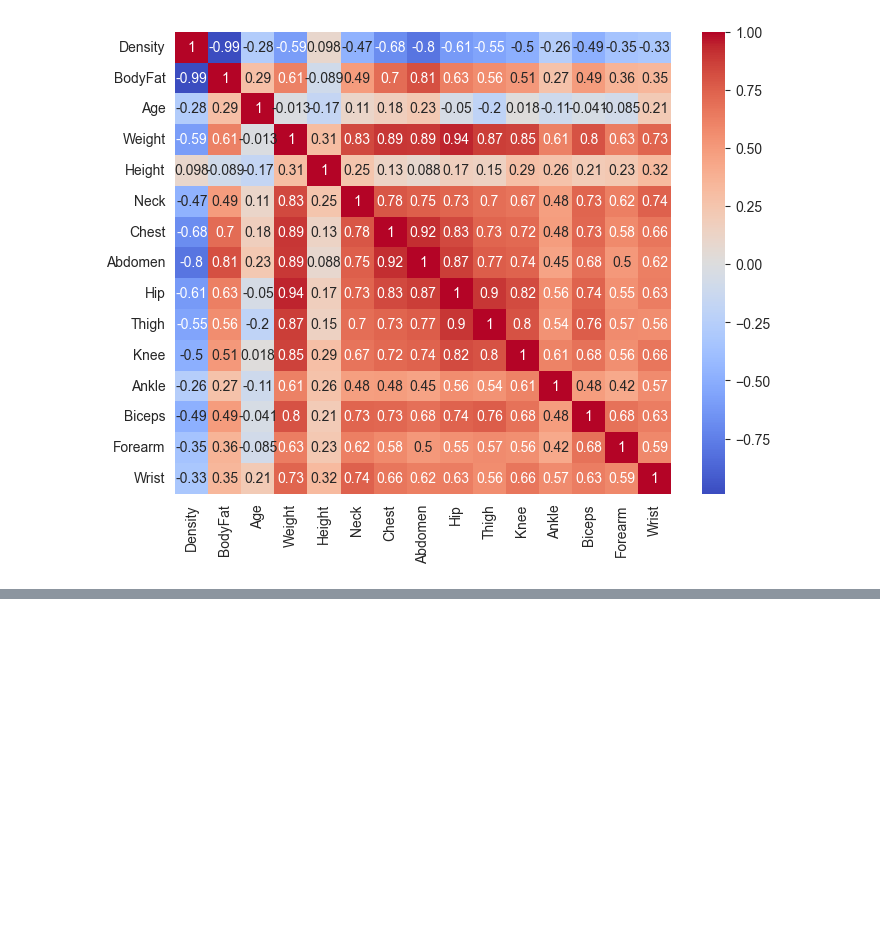
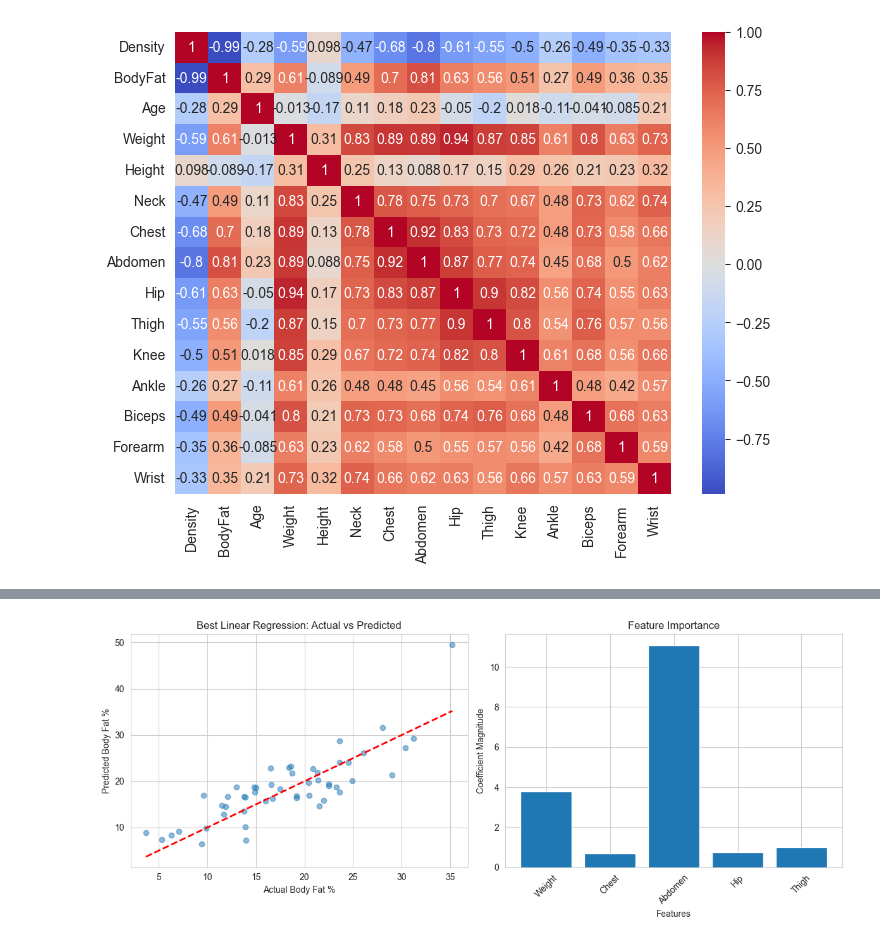
Before and after one commit to tintingong/LeanAI, a Jupyter notebook: Project/notebooks/EDA/eda_fk.ipynb, the cells around one changed output, grey strips where cells are left out. Drawn from its saved outputs; the diff is of its cells as text; code cells hidden in the pictures; blank space fills up the shorter version.

```diff
--- a/Project/notebooks/EDA/eda_fk.ipynb
+++ b/Project/notebooks/EDA/eda_fk.ipynb
@@ -113,0 +188,92 @@ plt.show()
+# %%
+# Enhancement 1 - feature selection
+# Prepare the data
+features = ['Age', 'Weight', 'Height', 'Neck', 'Chest', 'Abdomen',
+           'Hip', 'Thigh', 'Knee', 'Ankle', 'Biceps', 'Forearm', 'Wrist']
+X = df[features]
+y = df['BodyFat']
+
+# Create a pipeline with feature selection, scaling, and Linear Regression
+pipeline = Pipeline([
+    ('feature_selection', SelectKBest(score_func=f_regression)),
+    ('scaler', StandardScaler()),
+    ('lr', LinearRegression())
+])
+
+# Define parameter grid for tuning (only k since LinearRegression has no hyperparameters)
+param_grid = {
+    'feature_selection__k': [5, 8, 10, 12]  # Number of features to select
+}
+
+# Split the data
+X_train, X_test, y_train, y_test = train_test_split(X, y, test_size=0.2, random_state=42)
+
+# Perform grid search
+grid_search = GridSearchCV(
+    pipeline,
+    param_grid,
+    cv=5,  # 5-fold cross-validation
+    scoring='neg_mean_squared_error',  # Optimize for MSE
+    n_jobs=-1  # Use all available CPU cores
+)
+grid_search.fit(X_train, y_train)
+
+# Get best parameters and model
+best_params = grid_search.best_params_
+best_model = grid_search.best_estimator_
+print("Best Parameters:", best_params)
+
+# Make predictions with best model
+y_pred = best_model.predict(X_test)
+
+# Evaluate the model
+rmse = np.sqrt(mean_squared_error(y_test, y_pred))
+r2 = r2_score(y_test, y_pred)
+
+print("\nBest Model Performance on Test Set:")
+print(f"Root Mean Squared Error: {rmse:.2f}")
+print(f"R-squared Score: {r2:.2f}")
+
+# Get cross-validation score of best model
+cv_scores = cross_val_score(best_model, X, y, cv=5, scoring='r2')
+print(f"\nCross-validation R² scores: {cv_scores.mean():.2f} (+/- {cv_scores.std() * 2:.2f})")
+
+# Get selected features
+selected_mask = best_model.named_steps['feature_selection'].get_support()
+selected_features = [features[i] for i, mask in enumerate(selected_mask) if mask]
+print("\nSelected Features:", selected_features)
+
+# Get coefficients
+lr_coefs = best_model.named_steps['lr'].coef_
+print("\nFeature Coefficients:")
+for feature, coef in zip(selected_features, lr_coefs):
+    print(f"{feature}: {coef:.4f}")
+print(f"Intercept: {best_model.named_steps['lr'].intercept_:.4f}")
+
+# Visualization
+plt.figure(figsize=(12, 5))
+
+# Plot 1: Actual vs Predicted
+plt.subplot(1, 2, 1)
+plt.scatter(y_test, y_pred, alpha=0.5)
+plt.plot([y_test.min(), y_test.max()], [y_test.min(), y_test.max()], 'r--', lw=2)
+plt.xlabel('Actual Body Fat %')
+plt.ylabel('Predicted Body Fat %')
+plt.title('Best Linear Regression: Actual vs Predicted')
+
+# Plot 2: Feature Importance
+plt.subplot(1, 2, 2)
+plt.bar(selected_features, np.abs(lr_coefs))
+plt.xticks(rotation=45)
+plt.xlabel('Features')
+plt.ylabel('Coefficient Magnitude')
+plt.title('Feature Importance')
+
+plt.tight_layout()
+plt.show()
+
+# Display grid search results
+results = pd.DataFrame(grid_search.cv_results_)
+print("\nGrid Search Results Summary:")
+print(results[['param_feature_selection__k', 'mean_test_score', 'std_test_score']])
+# %% [output]
@@ -113,0 +297 @@ plt.show()
+[figure, added]
```
Also changed, not shown: parts of 8 cells of this notebook.
